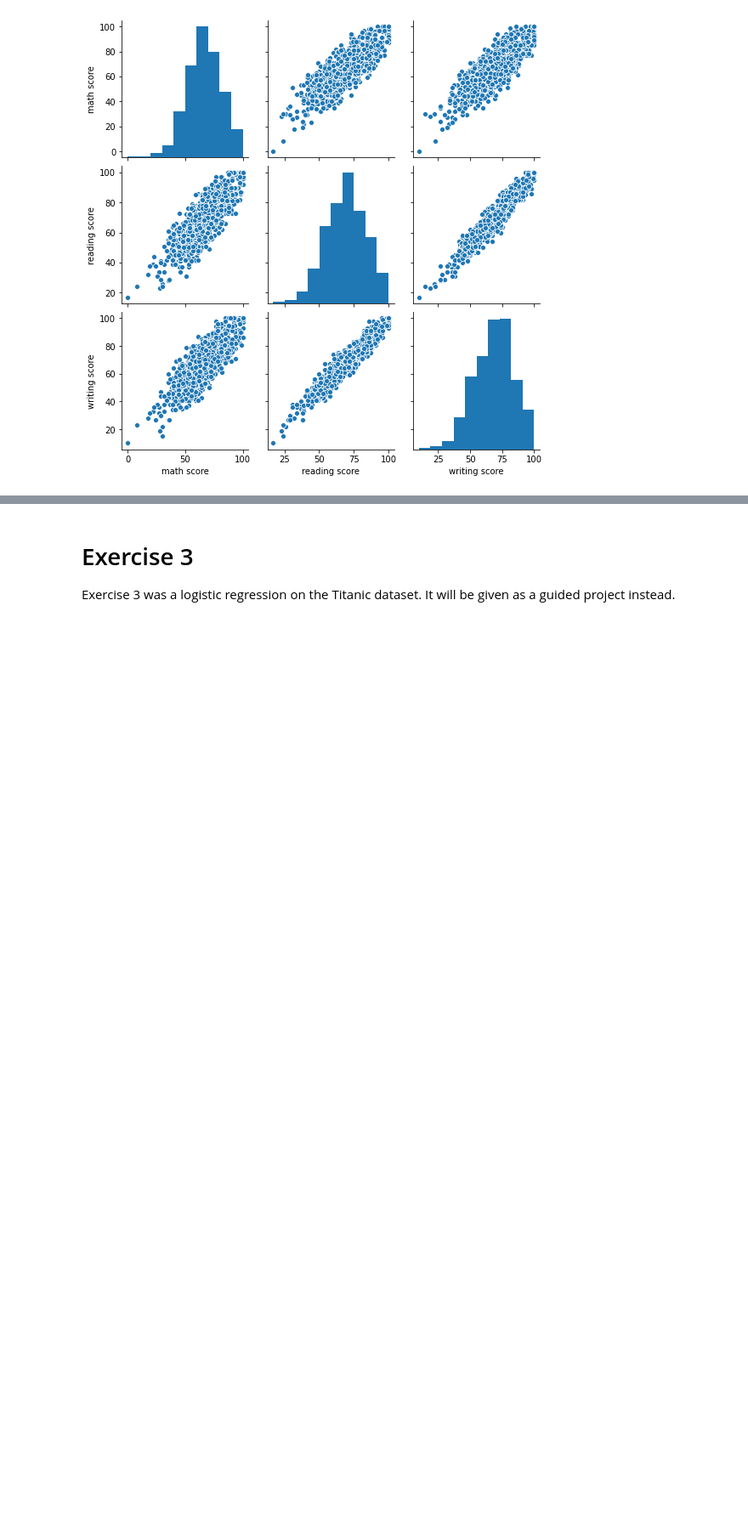
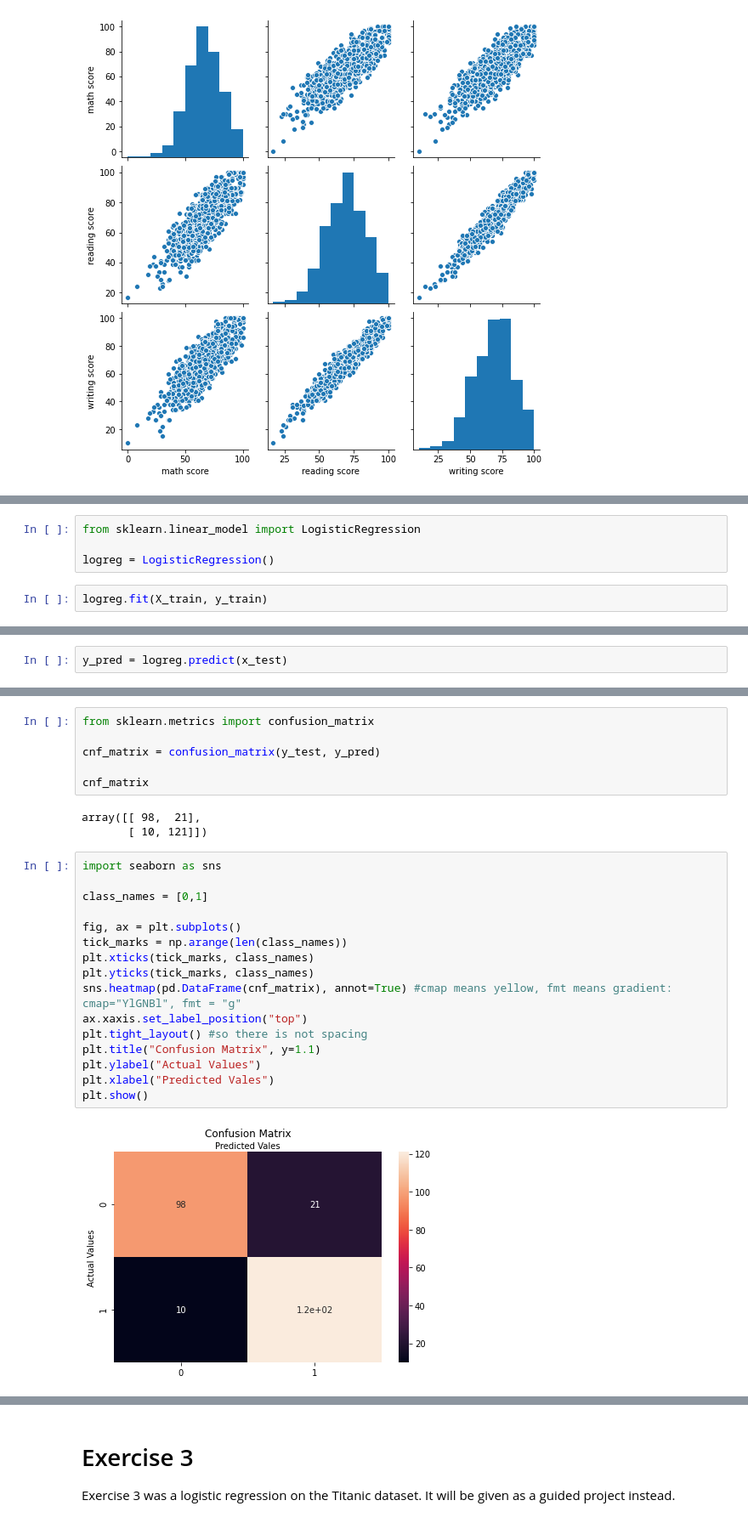
Before and after one commit to clarimayo/Jupyter_notebooks, a Jupyter notebook: Labs/Week 22/week-22-lab.ipynb, the cells around one changed output, grey strips where cells are left out. Shown: that part at 85% size. Saved outputs shown, nothing was run; the diff lists cells and outputs as text; blank space fills up the shorter version.

```diff
--- a/Labs/Week 22/week-22-lab.ipynb
+++ b/Labs/Week 22/week-22-lab.ipynb
@@ -173,0 +247,6 @@ plt.scatter(x="writing score", y="gender", data= g_df, c= "blue", s = 0.75, alph
+# %%
+from sklearn.linear_model import LogisticRegression
+
+logreg = LogisticRegression()
+# %%
+logreg.fit(X_train, y_train)
@@ -173,0 +255,2 @@ plt.scatter(x="writing score", y="gender", data= g_df, c= "blue", s = 0.75, alph
+# %%
+y_pred = logreg.predict(x_test)
@@ -173,0 +272,27 @@ plt.scatter(x="writing score", y="gender", data= g_df, c= "blue", s = 0.75, alph
+# %%
+from sklearn.metrics import confusion_matrix
+
+cnf_matrix = confusion_matrix(y_test, y_pred)
+
+cnf_matrix
+# %% [output]
+array([[ 98,  21],
+       [ 10, 121]])
+# %%
+import seaborn as sns
+
+class_names = [0,1]
+
+fig, ax = plt.subplots()
+tick_marks = np.arange(len(class_names))
+plt.xticks(tick_marks, class_names)
+plt.yticks(tick_marks, class_names)
+sns.heatmap(pd.DataFrame(cnf_matrix), annot=True) #cmap means yellow, fmt means gradient: cmap="YlGNBl", fmt = "g"
+ax.xaxis.set_label_position("top")
+plt.tight_layout() #so there is not spacing
+plt.title("Confusion Matrix", y=1.1)
+plt.ylabel("Actual Values")
+plt.xlabel("Predicted Vales")
+plt.show()
+# %% [output]
+[figure, added]
```
Also changed, not shown: parts of 19 cells of this notebook, 1 other file.
